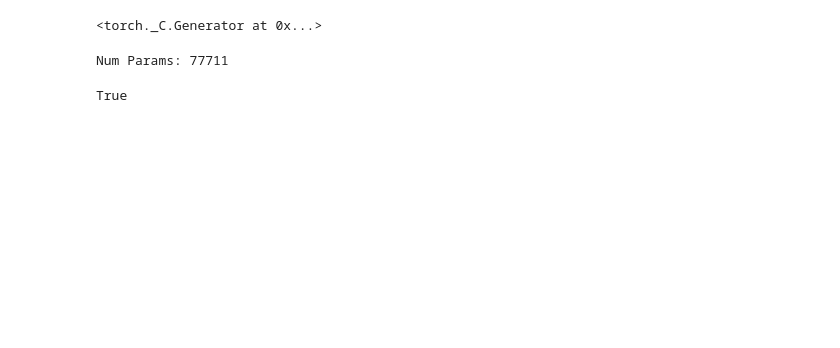
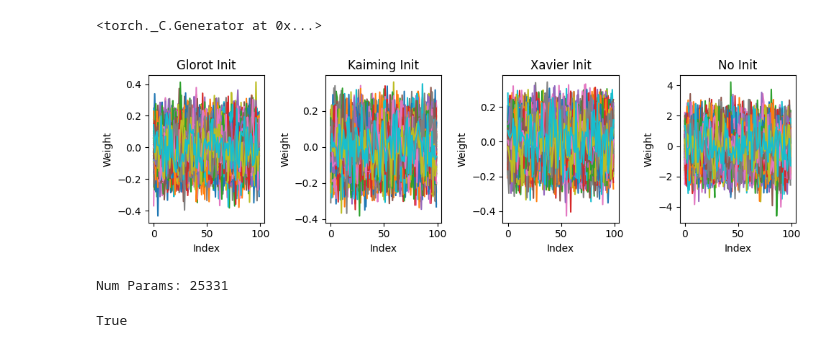
Before and after one commit to ryan-mangeno/seq-gen-torch, a Jupyter notebook: makemore_wavenet.ipynb, the cells around one changed output. Drawn from its saved outputs; the diff is of its cells as text; code cells hidden in the pictures; blank space fills up the shorter version.

```diff
--- a/makemore_wavenet.ipynb
+++ b/makemore_wavenet.ipynb
@@ -266,6 +271,38 @@ plt.plot(glor.weight);
+# %%
+fig, axes = plt.subplots(1, 4, figsize=(10, 3))
+
+
+axes[0].plot(glor.weight)
+axes[0].set_title('Glorot Init')
+axes[0].set_xlabel('Index')
+axes[0].set_ylabel('Weight')
+
+axes[1].plot(kai.weight)
+axes[1].set_title('Kaiming Init')
+axes[1].set_xlabel('Index')
+axes[1].set_ylabel('Weight')
+
+axes[2].plot(xav.weight)
+axes[2].set_title('Xavier Init')
+axes[2].set_xlabel('Index')
+axes[2].set_ylabel('Weight')
+
+axes[3].plot(no_init)
+axes[3].set_title('No Init')
+axes[3].set_xlabel('Index')
+axes[3].set_ylabel('Weight')
+
+
+# adjust layout to prevent overlapping titles/labels
+plt.tight_layout()
+
+# display the plot
+plt.show()
+# %% [output]
+[figure, added]
 # %%
 n_emb = 28 # dimensionality of the character vectors
-n_hidden = 128 # num hidden layer neurons
+n_hidden = 68 # num hidden layer neurons
 
 C = torch.randn((vocab_size, n_emb))
 model=Sequential([
@@ -285,4 +322,4 @@ print(f"Num Params: {sum(p.nelement() for p in params)}")
 for param in params:
     param.requires_grad = True
 # %% [output]
-Num Params: 77711
+Num Params: 25331
```
Also changed, not shown: parts of 16 cells of this notebook, 2 other files.
